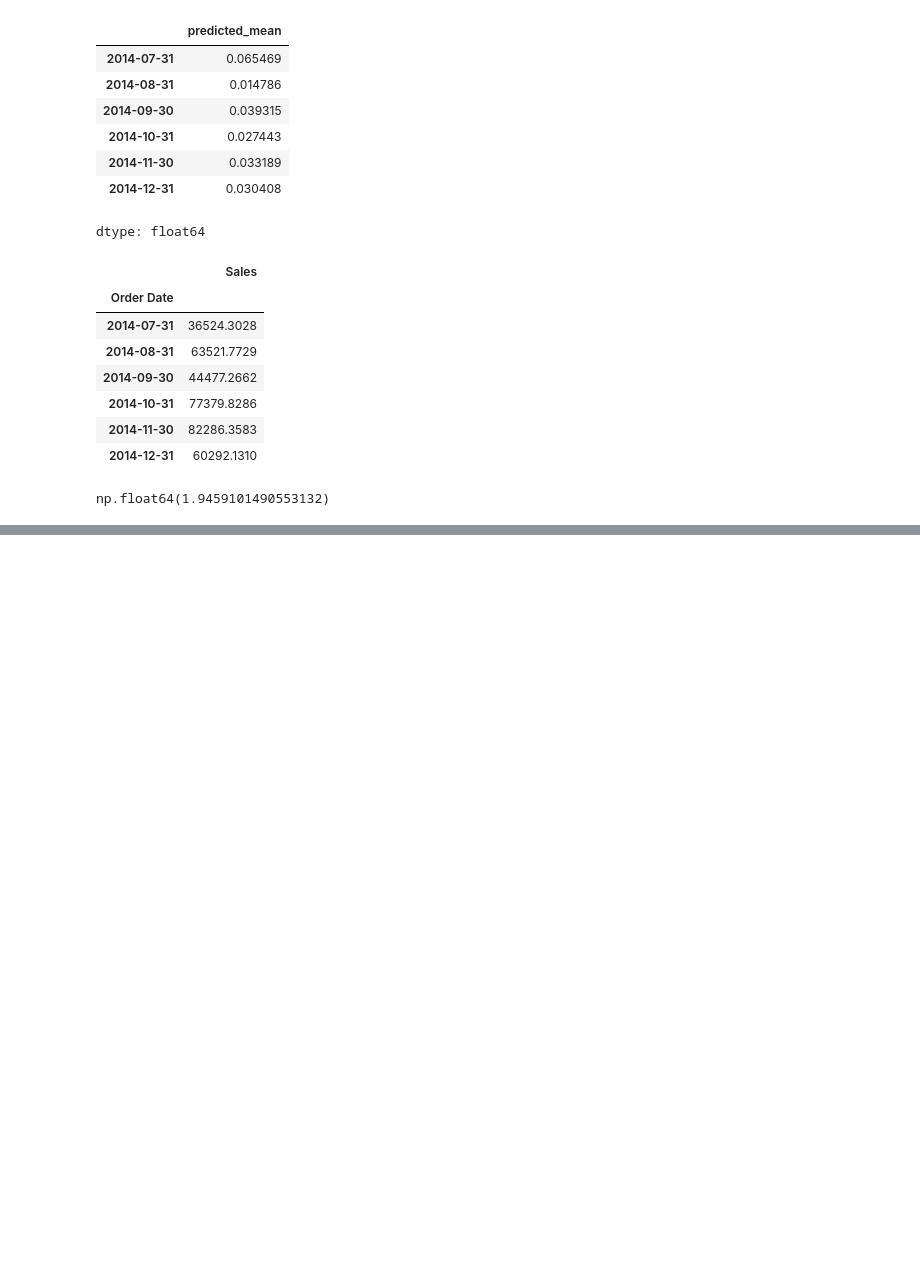
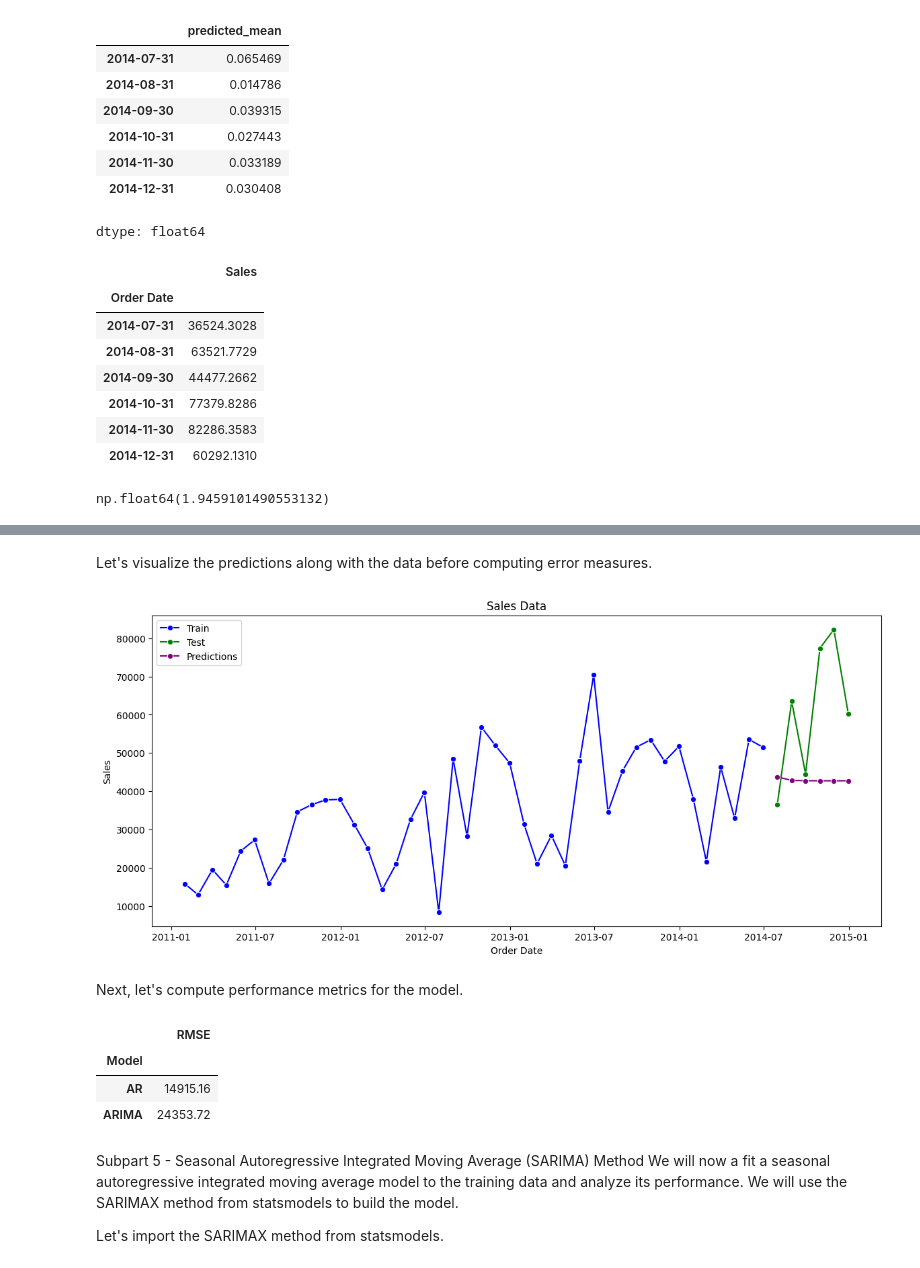
Before and after one commit to sk-shahsi/ML_Model, a Jupyter notebook: Time_series.ipynb, the cells around one changed output, grey strips where cells are left out. Cells and saved outputs as stored; diff of their text form; code cells hidden in the pictures; blank space fills up the shorter version.

```diff
--- a/Time_series.ipynb
+++ b/Time_series.ipynb
@@ -610,0 +663,50 @@ np.float64(1.9459101490553132)
+# %%
+# Fit an ARIMA model to the transformed training data with 'p = 1', 'd = 0' and 'q = 1' and view its optimal parameter values
+# Note: Since differencing is integrated into the ARIMA method, we will use 'df_boxcox' instead of 'df_boxcox_diff'
+arima_model = ARIMA(df_boxcox, order = (1, 1, 1))
+arima_model = arima_model.fit()
+# %%
+# Obtain predictions from the ARIMA model for the testing data indices
+train_len = 42
+arima_model_preds = arima_model.predict(start = train_len, end = len(data) - 1)
+# %%
+# Append the predictions with 'df_boxcox' to prepare the data for inverse transformation
+df_boxcox_preds = pd.concat([df_boxcox, arima_model_preds])
+# %%
+# Reverse the Box-Cox transformation that was done on the data
+df_preds = np.exp(df_boxcox_preds)
+# %% [markdown]
+Let's visualize the predictions along with the data before computing error measures.
+# %%
+# Plot the time series data with the train-test split and the testing data predictions
+plt.figure(figsize = (14, 6))
+sns.lineplot(data = df_train, x = 'Order Date', y = 'Sales', marker = 'o', color = 'blue', label = 'Train')
+sns.lineplot(data = df_test, x = 'Order Date', y = 'Sales', marker = 'o', color = 'green', label = 'Test')
+sns.lineplot(x = df_preds.index[train_len:], y = df_preds.values[train_len:], marker = 'o', color = 'purple', label = 'Predictions')
+plt.title('Sales Data');
+# %% [output]
+[figure, added]
+# %% [markdown]
+Next, let's compute performance metrics for the model.
+# %%
+rmse = np.sqrt(mean_squared_error(y_true = df_test['Sales'], y_pred = df_preds.values[train_len:]))
+
+rmse = np.round(rmse, 2)
+
+performance_df_temp = pd.DataFrame(index = [0], data = {'Model': 'ARIMA', 'RMSE': rmse})
+
+performance_df_temp.set_index('Model', inplace = True)
+
+performance_df = pd.concat([performance_df, performance_df_temp])
+
+performance_df
+# %% [output]
+|  | RMSE |
+| Model |  |
+| AR | 14915.16 |
+| ARIMA | 24353.72 |
+# %% [markdown]
+Subpart 5 - Seasonal Autoregressive Integrated Moving Average (SARIMA) Method
+We will now a fit a seasonal autoregressive integrated moving average model to the training data and analyze its performance. We will use the SARIMAX method from statsmodels to build the model.
+
+Let's import the SARIMAX method from statsmodels.
```
Also changed, not shown: parts of 25 cells of this notebook.
